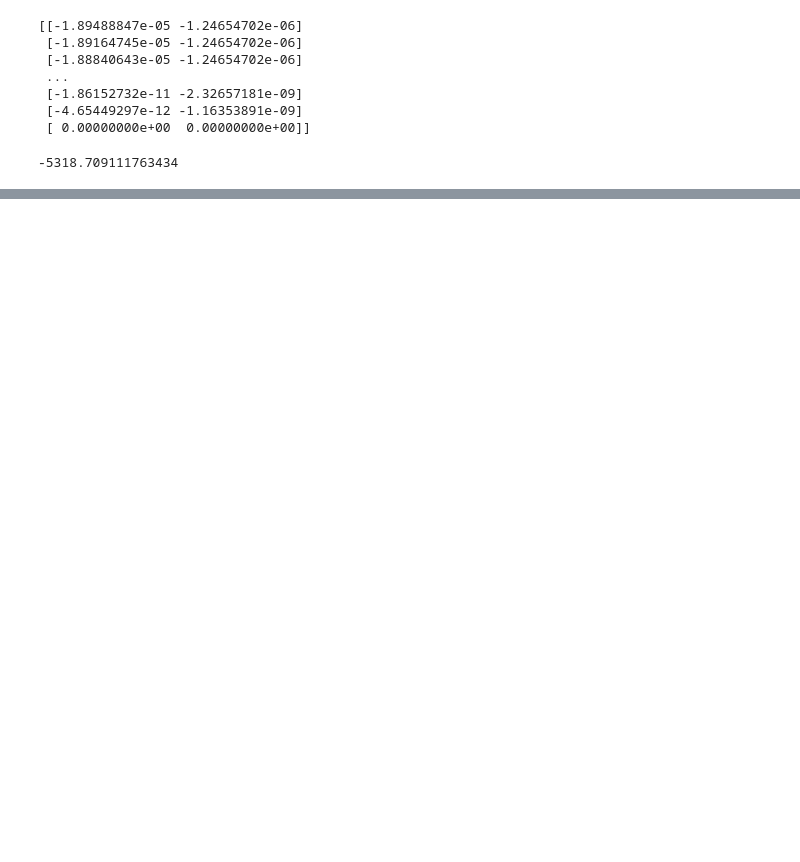
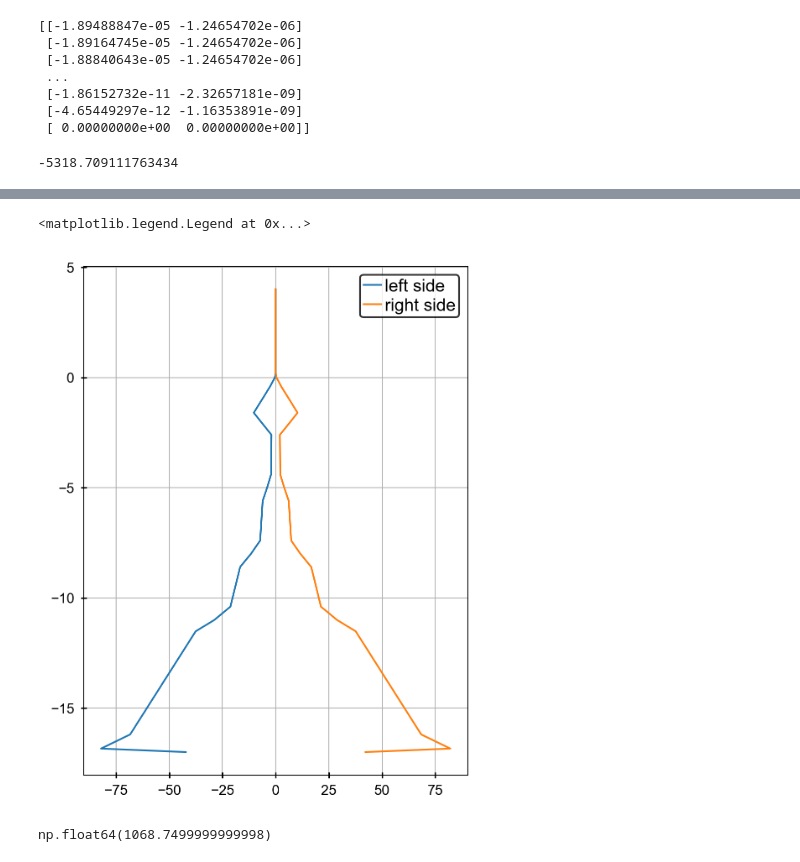
Before and after one commit to JuaArr/lateral-load-blind-prediction-competition, a Jupyter notebook: solution.ipynb, the cells around one changed output, grey strips where cells are left out. Drawn from its saved outputs; the diff is of its cells as text; code cells hidden in the pictures; blank space fills up the shorter version.

```diff
--- a/solution.ipynb
+++ b/solution.ipynb
@@ -60,13 +60,13 @@ u = np.zeros((dof_t))
 f0 = np.zeros((dof_t))
 assign_Fex(f0, Fex, n_dof)
 
-display(f0)
+# display(f0)
 
-K_ = K.copy()
+# K_ = K.copy()
 
-f = f0.copy()
-assign_Uex(f, K_, Uex, n_dof)
-u = alg.solve(K_, f)
+# f = f0.copy()
+# assign_Uex(f, K_, Uex, n_dof)
+# u = alg.solve(K_, f)
 
 # def R(u, L, sa, sp, gamma, theta, elem_in_soil, n_dof):
 #     return np.dot(K, u) - f1 - soil_reaction(u, L, sa, sp, gamma, theta, elem_in_soil, n_dof)
@@ -147,6 +133,8 @@ Jac = J(K, f, u, L, sa, sp, gamma, theta, elem_in_soil, n_dof, dof_t, 1e-6)
 # %%
 from utils.earth_pressure import Ks
 from scipy.integrate import quad_vec
+
+from typing import Callable
 
 
 def w(xi, Le):
@@ -161,24 +149,28 @@ def interpolate_u(xi, Le, ue):
     return np.dot(w(xi, Le).T, ue).reshape(-1)
 
 
-def soil_reaction(u, L, sa, sp, gamma, theta, elem, n_dof) -> None:
-    # elem = [elem1, elem2]
-    def p(xi, Le, z, gamma, sa, sp, theta, ue):
-        _z = Le*xi + z
-        s = interpolate_u(xi, Le, ue)
-        return (Ks(-s, sa, sp, theta) - Ks(s, sa, sp, theta)) * gamma * _z # left-side - right-side
+def p_ls(xi, Le, z0, gamma, sa, sp, theta, ue):
+    s = interpolate_u(xi, Le, ue)
+    return - Ks(-s, sa, sp, theta) * gamma * (Le*xi + z0)
 
 
-    def g(xi, Le, z, gamma, sa, sp, theta, ue):
-        return Le * w(xi, Le) * p(xi, Le, z, gamma, sa, sp, theta, ue)
+def p_rs(xi, Le, z0, gamma, sa, sp, theta, ue):
+    s = interpolate_u(xi, Le, ue)
+    return Ks(s, sa, sp, theta) * gamma * (Le*xi + z0)
+
+
+def soil_reaction(u, L, sa, sp, gamma, theta, p: Callable, elem, n_dof) -> None:
+    # elem = [elem1, elem2]
+    def g(xi, Le, z0, gamma, sa, sp, theta, ue):
+        return Le * w(xi, Le) * p(xi, Le, z0, gamma, sa, sp, theta, ue)
 
 
     n_elem = elem.shape[0]
 
     z = 0.0
     f = np.zeros((dof_t))
+    offset = np.arange(n_dof, 0, -1, dtype=int)
     for elem_id in range(n_elem):
-        offset = np.array([3, 1], dtype=int)
         dof_n1 = elem[elem_id, 0]*n_dof - offset
         dof_n2 = elem[elem_id, 1]*n_dof - offset
         dof_n12 = np.hstack((dof_n1, dof_n2))
@@ -200,4 +192,6 @@ sp = -10.0*sa
 theta = 30.0
 gamma = 19.0
 
-soil_reaction(u, L, sa, sp, gamma, theta, elem_in_soil, n_dof)
+f_ls = soil_reaction(u, L, sa, sp, gamma, theta, p_ls, elem_in_soil, n_dof)
+f_rs = soil_reaction(u, L, sa, sp, gamma, theta, p_rs, elem_in_soil, n_dof)
+print(np.column_stack((f_ls, f_rs)))
@@ -203,0 +216,11 @@ soil_reaction(u, L, sa, sp, gamma, theta, elem_in_soil, n_dof)
+# %%
+plt.plot(f_ls[::2], xyz, label='left side')
+plt.plot(f_rs[::2], xyz, label='right side')
+plt.legend()
+# %% [output]
+<matplotlib.legend.Legend at 0x...>
+[figure, added]
+# %%
+np.sum(f_rs[::2])
+# %% [output]
+np.float64(1068.7499999999998)
```
Also changed, not shown: parts of 4 cells of this notebook, 1 other file.
